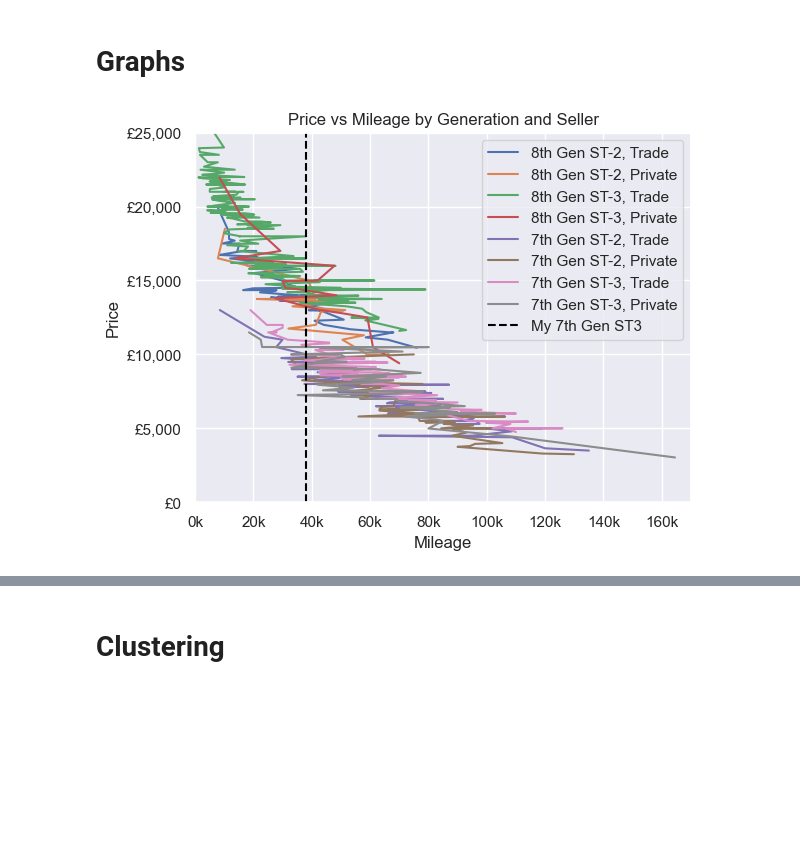
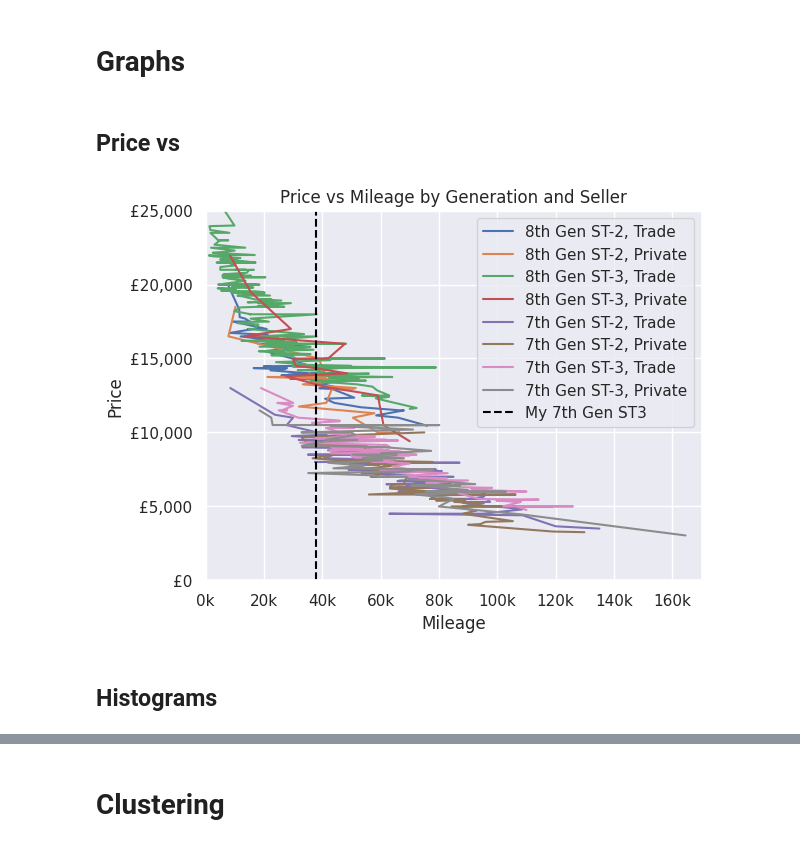
Before and after one commit to jamesdeluk/data-projects, a Jupyter notebook: st.ipynb, the cells around one changed output, grey strips where cells are left out. Saved outputs shown, nothing was run; the diff lists cells and outputs as text; code cells hidden in the pictures; blank space fills up the shorter version.

```diff
--- a/st.ipynb
+++ b/st.ipynb
@@ -46,72 +64,75 @@ data.describe(include='all')
 # %%
-private_gen7_st2_data = data[(data['Private'] == 1) & (data['Generation'] == 7) & (data['Trim'] == 0)]
-trade_gen7_st2_data = data[(data['Private'] == 0) & (data['Generation'] == 7) & (data['Trim'] == 0)]
-private_gen7_st3_data = data[(data['Private'] == 1) & (data['Generation'] == 7) & (data['Trim'] == 1)]
-trade_gen7_st3_data = data[(data['Private'] == 0) & (data['Generation'] == 7) & (data['Trim'] == 1)]
+gen7_data = data[data['Generation'] == 7]
+gen7_st2_private_data = data[(data['Private'] == 1) & (data['Generation'] == 7) & (data['Trim'] == 0)]
+gen7_st2_trade_data = data[(data['Private'] == 0) & (data['Generation'] == 7) & (data['Trim'] == 0)]
+gen7_st3_private_data = data[(data['Private'] == 1) & (data['Generation'] == 7) & (data['Trim'] == 1)]
+gen7_st3_trade_data = data[(data['Private'] == 0) & (data['Generation'] == 7) & (data['Trim'] == 1)]
 
-private_gen8_st2_data = data[(data['Private'] == 1) & (data['Generation'] == 8) & (data['Trim'] == 0)]
-trade_gen8_st2_data = data[(data['Private'] == 0) & (data['Generation'] == 8) & (data['Trim'] == 0)]
-private_gen8_st3_data = data[(data['Private'] == 1) & (data['Generation'] == 8) & (data['Trim'] == 1)]
-trade_gen8_st3_data = data[(data['Private'] == 0) & (data['Generation'] == 8) & (data['Trim'] == 1)]
-
-gen7_data = data[data['Generation'] == 7]
 gen8_data = data[data['Generation'] == 8]
+gen8_st2_private_data = data[(data['Private'] == 1) & (data['Generation'] == 8) & (data['Trim'] == 0)]
+gen8_st2_trade_data = data[(data['Private'] == 0) & (data['Generation'] == 8) & (data['Trim'] == 0)]
+gen8_st3_private_data = data[(data['Private'] == 1) & (data['Generation'] == 8) & (data['Trim'] == 1)]
+gen8_st3_trade_data = data[(data['Private'] == 0) & (data['Generation'] == 8) & (data['Trim'] == 1)]
 # %% [markdown]
 # Graphs
+# %% [markdown]
+## Price vs
 # %%
 x_col = 'Mileage'
 
-y_private_gen7_st2 = private_gen7_st2_data['Price']
-y_trade_gen7_st2 = trade_gen7_st2_data['Price']
-x_private_gen7_st2 = private_gen7_st2_data[x_col]
-x_trade_gen7_st2 = trade_gen7_st2_data[x_col]
+y_gen7_st2_private = gen7_st2_private_data['Price']
+y_gen7_st2_trade = gen7_st2_trade_data['Price']
+x_gen7_st2_private = gen7_st2_private_data[x_col]
+x_gen7_st2_trade = gen7_st2_trade_data[x_col]
 
-y_private_gen7_st3 = private_gen7_st3_data['Price']
-y_trade_gen7_st3 = trade_gen7_st3_data['Price']
-x_private_gen7_st3 = private_gen7_st3_data[x_col]
-x_trade_gen7_st3 = trade_gen7_st3_data[x_col]
+y_gen7_st3_private = gen7_st3_private_data['Price']
+y_gen7_st3_trade = gen7_st3_trade_data['Price']
+x_gen7_st3_private = gen7_st3_private_data[x_col]
+x_gen7_st3_trade = gen7_st3_trade_data[x_col]
 
-y_private_gen8_st2 = private_gen8_st2_data['Price']
-y_trade_gen8_st2 = trade_gen8_st2_data['Price']
-x_private_gen8_st2 = private_gen8_st2_data[x_col]
-x_trade_gen8_st2 = trade_gen8_st2_data[x_col]
+y_gen8_st2_private = gen8_st2_private_data['Price']
+y_gen8_st2_trade = gen8_st2_trade_data['Price']
+x_gen8_st2_private = gen8_st2_private_data[x_col]
+x_gen8_st2_trade = gen8_st2_trade_data[x_col]
 
-y_private_gen8_st3 = private_gen8_st3_data['Price']
-y_trade_gen8_st3 = trade_gen8_st3_data['Price']
-x_private_gen8_st3 = private_gen8_st3_data[x_col]
-x_trade_gen8_st3 = trade_gen8_st3_data[x_col]
+y_gen8_st3_private = gen8_st3_private_data['Price']
+y_gen8_st3_trade = gen8_st3_trade_data['Price']
+x_gen8_st3_private = gen8_st3_private_data[x_col]
+x_gen8_st3_trade = gen8_st3_trade_data[x_col]
 
-plt.plot(x_trade_gen8_st2, y_trade_gen8_st2, label='8th Gen ST-2, Trade')
-plt.plot(x_private_gen8_st2, y_private_gen8_st2, label='8th Gen ST-2, Private')
+plt.plot(x_gen8_st2_trade, y_gen8_st2_trade, label='8th Gen ST-2, Trade')
+plt.plot(x_gen8_st2_private, y_gen8_st2_private, label='8th Gen ST-2, Private')
 
-plt.plot(x_trade_gen8_st3, y_trade_gen8_st3, label='8th Gen ST-3, Trade')
-plt.plot(x_private_gen8_st3, y_private_gen8_st3, label='8th Gen ST-3, Private')
+plt.plot(x_gen8_st3_trade, y_gen8_st3_trade, label='8th Gen ST-3, Trade')
+plt.plot(x_gen8_st3_private, y_gen8_st3_private, label='8th Gen ST-3, Private')
 
-plt.plot(x_trade_gen7_st2, y_trade_gen7_st2, label='7th Gen ST-2, Trade')
-plt.plot(x_private_gen7_st2, y_private_gen7_st2, label='7th Gen ST-2, Private')
+plt.plot(x_gen7_st2_trade, y_gen7_st2_trade, label='7th Gen ST-2, Trade')
+plt.plot(x_gen7_st2_private, y_gen7_st2_private, label='7th Gen ST-2, Private')
 
-plt.plot(x_trade_gen7_st3, y_trade_gen7_st3, label='7th Gen ST-3, Trade')
-plt.plot(x_private_gen7_st3, y_private_gen7_st3, label='7th Gen ST-3, Private')
+plt.plot(x_gen7_st3_trade, y_gen7_st3_trade, label='7th Gen ST-3, Trade')
+plt.plot(x_gen7_st3_private, y_gen7_st3_private, label='7th Gen ST-3, Private')
 
 plt.axvline(38000, color='black', linestyle='--', label='My 7th Gen ST3')
 
 plt.legend()
 plt.title('Price vs Mileage by Generation and Seller')
 ax = plt.gca()
 
 plt.ylabel('Price')
 plt.ylim(0,25000)
 def currency_formatter(y, pos):
     return '£{:,.0f}'.format(y)
 ax.yaxis.set_major_formatter(ticker.FuncFormatter(currency_formatter))
 
 plt.xlabel('Mileage')
 plt.xlim(0,170000)
 def thousands_formatter(x, pos):
     return '{:.0f}k'.format(x / 1000)
 ax.xaxis.set_major_formatter(ticker.FuncFormatter(thousands_formatter))
 
 plt.show()
 # %% [output]
-[figure, old version]
+[figure, new version]
+# %% [markdown]
+## Histograms
 # %%
```
Also changed, not shown: parts of 22 cells of this notebook.
